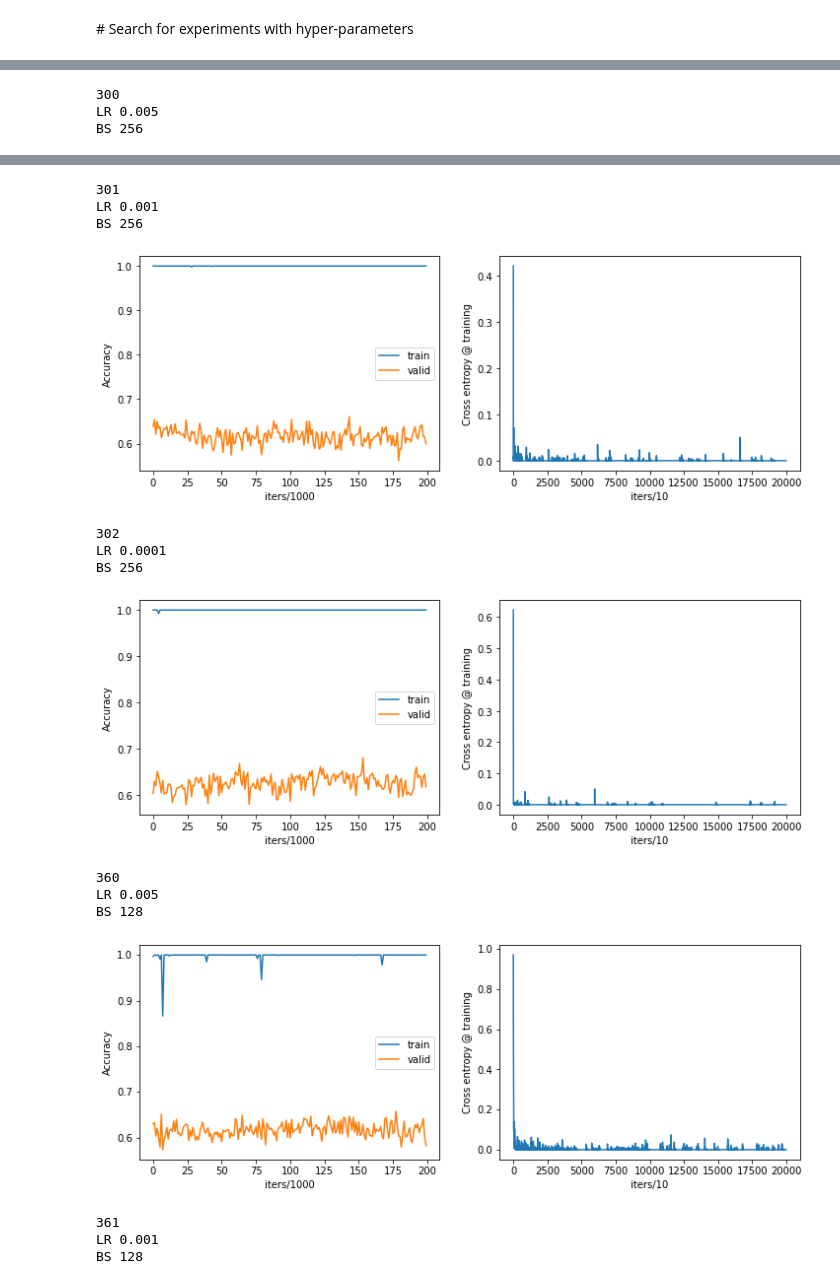
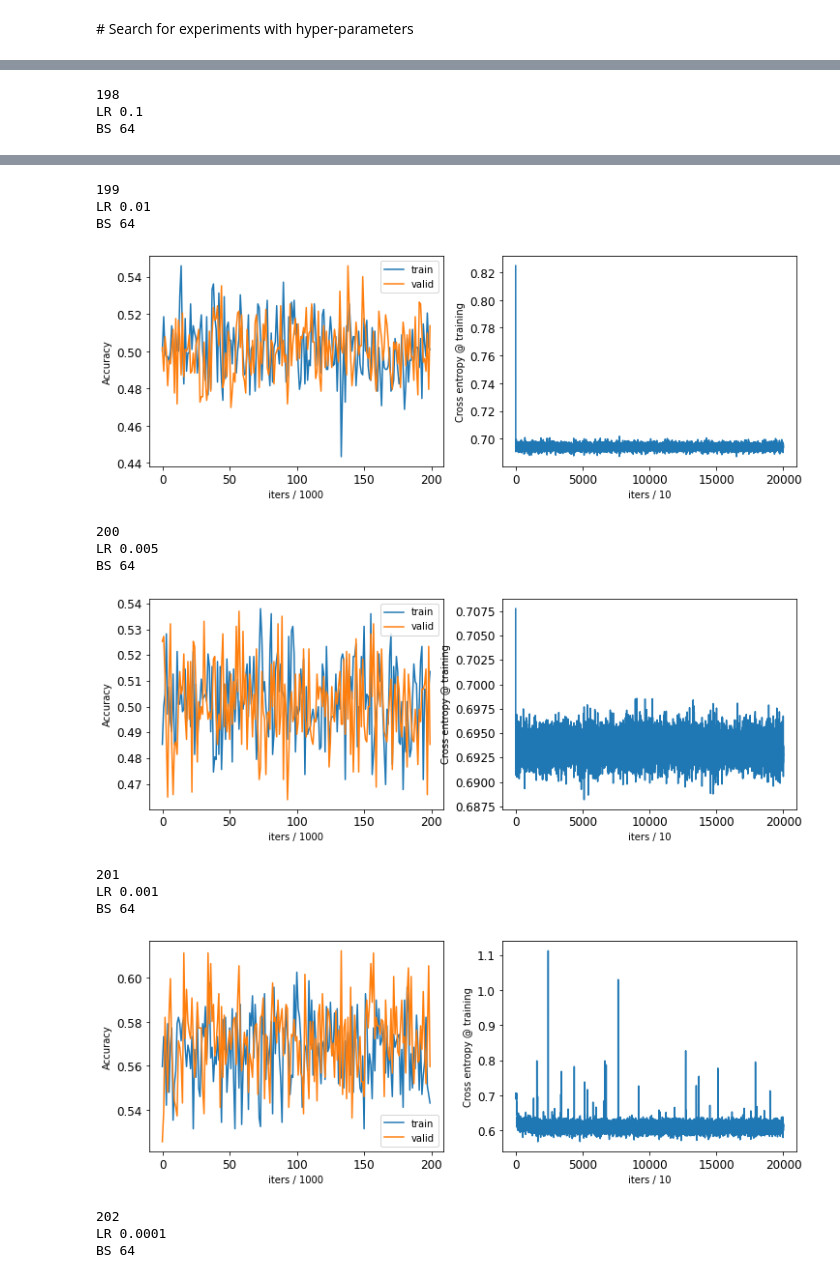
Before and after one commit to vanessadamario/understanding_reasoning, a Jupyter notebook: experiment_1/viz_experiments.ipynb, the cells around one changed output, grey strips where cells are left out. Drawn from its saved outputs; the diff is of its cells as text; code cells hidden in the pictures.

```diff
--- a/experiment_1/viz_experiments.ipynb
+++ b/experiment_1/viz_experiments.ipynb
@@ -105,7 +149,7 @@ def pick_hyper_method(network, experiment_case):
     Returns the dictionary for searching in the df
     """
     hyper_method = dct_hyper_method[network]
-    if experiment_case == 1:
+    if experiment_case == 1 or experiment_case == 2:
         hyper_method["feature_dim"] = [3,28,28]
     elif experiment_case == 3 or experiment_case == 4:
         hyper_method["feature_dim"] = [3,64,64]
@@ -117,3 +159,8 @@ path_results = "/om2/user/vanessad/understanding_reasoning/experiment_1/results"
+# %%
+experiment_case = 1  # TODO: change based on experiment_k, with k=1,2,3,4
+query = False # TODO: change to True in experiment_1 for the query case
+
+path_results = "/om2/user/vanessad/understanding_reasoning/experiment_%i/results" % experiment_case
 # %%
 json_file = join(path_results, "train.json")
 print(json_file)
@@ -137,12 +184,20 @@ df
 # %% [markdown]
 # Search for experiments with hyper-parameters
 # %%
+# visualization of the training curves
+
 dict_search = {"method_type": "SHNMN",
-               # "train_completed": True,
-               # "hyper_opt": {"batch_size": 64,
-               #               "learning_rate": 0.001},
-               "hyper_method": pick_hyper_method('res_w_bn', 1),
-              "dataset": {"dataset_id": "dataset_15" ,
-                          "experiment_case": 1
+               # 'train_completed': True,
+               "hyper_opt": {# 'early_stopping': False,
+                             'num_iterations': 200000
+                             # 'batch_size': 64,
+                             # 'learning_rate': 0.001
+                            },
+               "hyper_method": pick_hyper_method('sep_find', experiment_case=experiment_case),
+               "dataset": {"dataset_id": "dataset_3" ,
+                           "experiment_case": 0 if query else 1
                          }
                 }
+
+idxs = search_experiments(df, dict_search)
+idxs
@@ -163,22 +209,24 @@ for id_ in idxs:
     print("LR", df.iloc[id_]["hyper_opt"]["learning_rate"])
     print("BS", df.iloc[id_]["hyper_opt"]["batch_size"])
     output_path = df["output_path"][id_]
-
-    json_output = json.load(open(join(output_path, "model.json"), "rb"))
+    try:
+        json_output = json.load(open(join(output_path, "model.json"), "rb"))
+    except:
+        continue
 
     fig, ax = plt.subplots(figsize=(12, 4), ncols=2, nrows=1)
     ax[0].plot(json_output["train_accs"], label="train")
     ax[0].plot(json_output["val_accs"], label="valid")
     ax[0].set_ylabel("Accuracy")
-    ax[0].set_xlabel("iters/%i" % df.iloc[id_]['hyper_opt']['checkpoint_every'])
+    ax[0].set_xlabel("iters / %i" % df.iloc[id_]['hyper_opt']['checkpoint_every'])
     ax[0].legend()
     # ax[0].set_ylim([0.9,1.])
 
     ax[1].plot(json_output["train_losses"])
     ax[1].set_ylabel("Cross entropy @ training")
-    ax[1].set_xlabel("iters/%i" % df.iloc[id_]['hyper_opt']['record_loss_every']);
+    ax[1].set_xlabel("iters / %i" % df.iloc[id_]['hyper_opt']['record_loss_every']);
     plt.show()
 # %% [output]
-300
-LR 0.005
-BS 256
+198
+LR 0.1
+BS 64
@@ -186,15 +234,15 @@ BS 256
-301
-LR 0.001
-BS 256
+199
+LR 0.01
+BS 64
-[figure, old version]
+[figure, new version]
-302
-LR 0.0001
-BS 256
+200
+LR 0.005
+BS 64
-[figure, old version]
+[figure, new version]
-360
-LR 0.005
-BS 128
+201
+LR 0.001
+BS 64
-[figure, old version]
+[figure, new version]
-361
-LR 0.001
-BS 128
+202
+LR 0.0001
+BS 64
```
Also changed, not shown: parts of 26 cells of this notebook.
